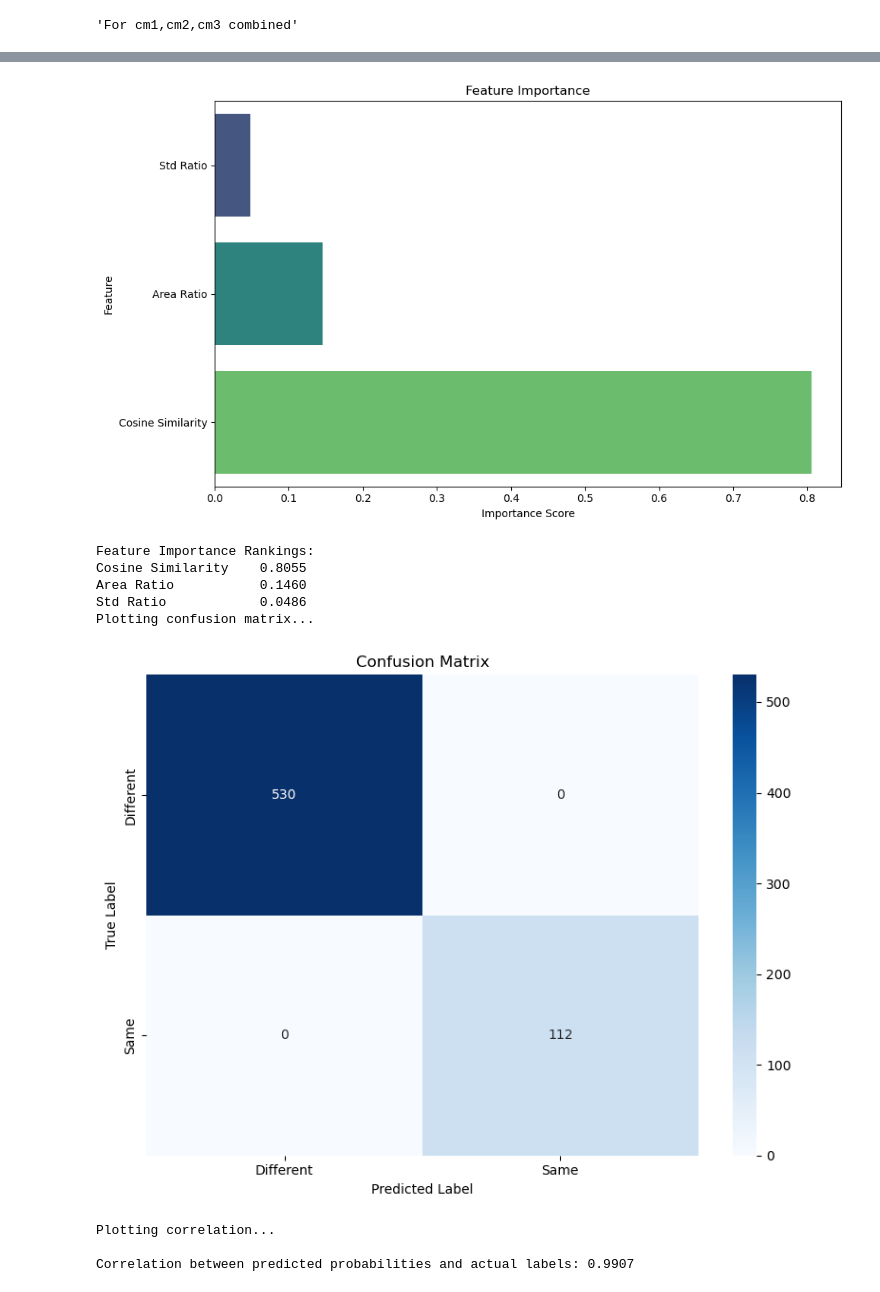
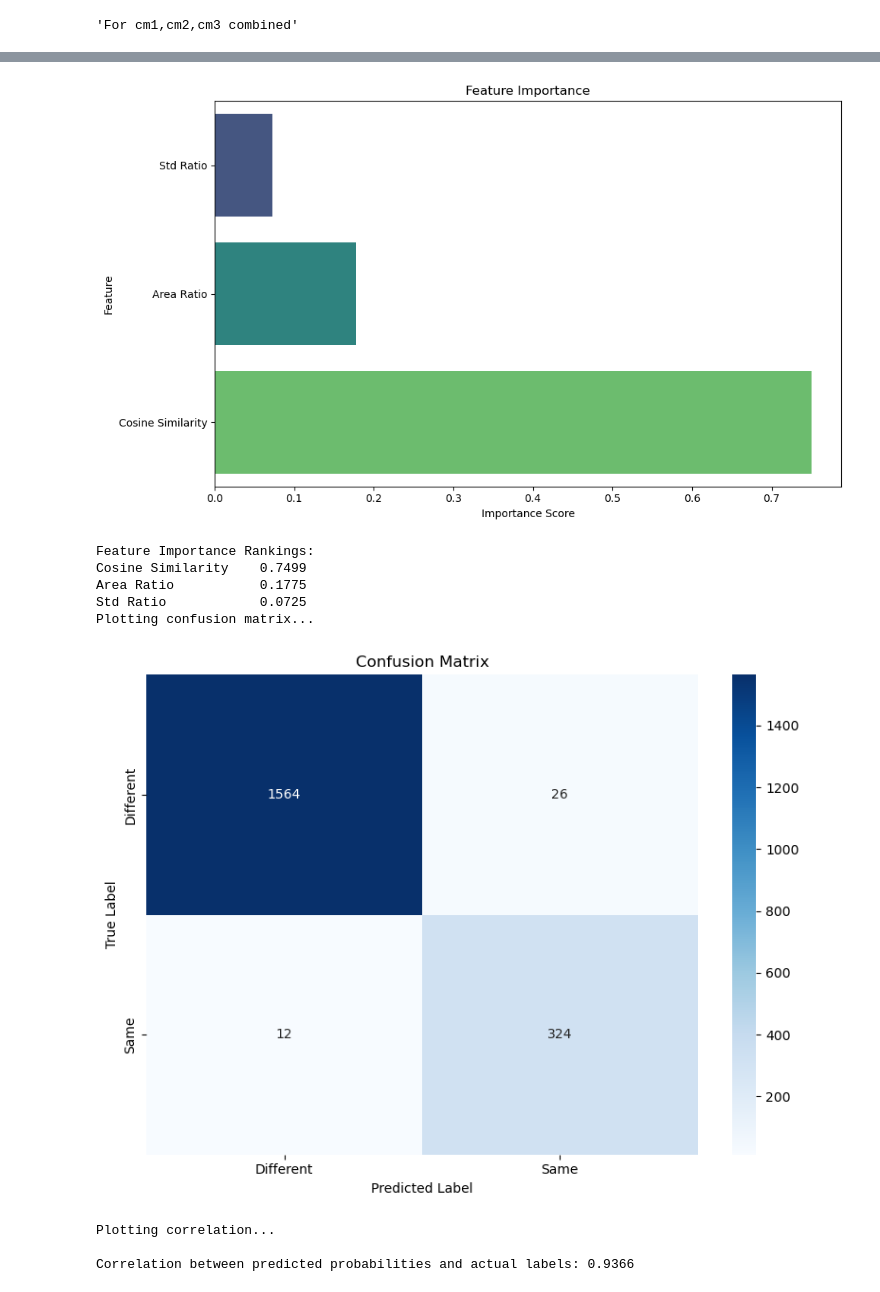
Before and after one commit to mutasim18/Mass-Sceptra-Classification, a Jupyter notebook: Visualization/With more features/xgboost_vis_morefeature.ipynb, the cells around one changed output, grey strips where cells are left out. Cells and saved outputs as stored; diff of their text form; code cells hidden in the pictures.

```diff
--- a/Visualization/With more features/xgboost_vis_morefeature.ipynb
+++ b/Visualization/With more features/xgboost_vis_morefeature.ipynb
@@ -241,12 +241,9 @@ Correlation between predicted probabilities and actual labels: 0.9907
 'For cm1,cm2,cm3 combined'
 # %%
 import sys
-
+import numpy as np
 # Update sys.path to include the correct directory
 sys.path.append(r"C:\\Local Disk (A)\\Github Files\\Projects\\Mass-Sceptra-Classification\\Visualization\\With more features")
-
-# Import the module
-import global_functions_morefeatures as gf
 
 # Paths to the datasets
 dataset_paths = [
@@ -255,13 +252,41 @@ dataset_paths = [
     r"C:\\Local Disk (A)\\Github Files\\Projects\\Mass-Sceptra-Classification\\Datasets\\CM3"
 ]
 
+def combine_datasets(dataset_paths):
+    """Combines multiple datasets into one."""
+    X_combined, y_combined = [], []
+
+    for path in dataset_paths:
+        print(f"Processing dataset at {path}...")
+        X, y, _ = gf.generate_balanced_comparisons(path, debug=True)  # Generate features and labels
+        if X is not None:
+            X_combined.append(X)
+            y_combined.append(y)
+
+    # Combine all datasets
+    if X_combined and y_combined:
+        X_combined = np.vstack(X_combined)
+        y_combined = np.concatenate(y_combined)
+        return X_combined, y_combined
+    else:
+        print("No data generated from the datasets. Exiting...")
+        return None, None
+
 def main():
-    # Prepare the dataset
-    print(f"Processing dataset at {dataset_path}...")
-    X_train, X_test, y_train, y_test, scaler = gf.prepare_dataset(dataset_path)
-    if X_train is None:
-        print("Dataset preparation failed. Exiting...")
+    # Combine datasets
+    print("Combining datasets...")
+    X, y = combine_datasets(dataset_paths)
+    if X is None:
         return
+
+    # Split into train/test sets and scale features
+    print("Splitting and scaling the combined dataset...")
+    X_train, X_test, y_train, y_test, scaler = gf.prepare_dataset(dataset_paths[0])  # Dummy call for scaler
+    X_train, X_test, y_train, y_test = gf.train_test_split(
+        X, y, test_size=0.4, random_state=42, stratify=y
+    )
+    X_train = scaler.fit_transform(X_train)
+    X_test = scaler.transform(X_test)
 
     # Initialize XGBoost model
     print("Initializing the XGBoost model...")
@@ -308,12 +333,12 @@ weighted avg       1.00      1.00      1.00       642
 
 Plotting feature importance...
-[figure, old version]
+[figure, new version]
 Feature Importance Rankings:
-Cosine Similarity    0.8055
-Area Ratio           0.1460
-Std Ratio            0.0486
+Cosine Similarity    0.7499
+Area Ratio           0.1775
+Std Ratio            0.0725
 Plotting confusion matrix...
-[figure, old version]
+[figure, new version]
 Plotting correlation...
 
-Correlation between predicted probabilities and actual labels: 0.9907
+Correlation between predicted probabilities and actual labels: 0.9366
```
Also changed, not shown: parts of 3 cells of this notebook.
